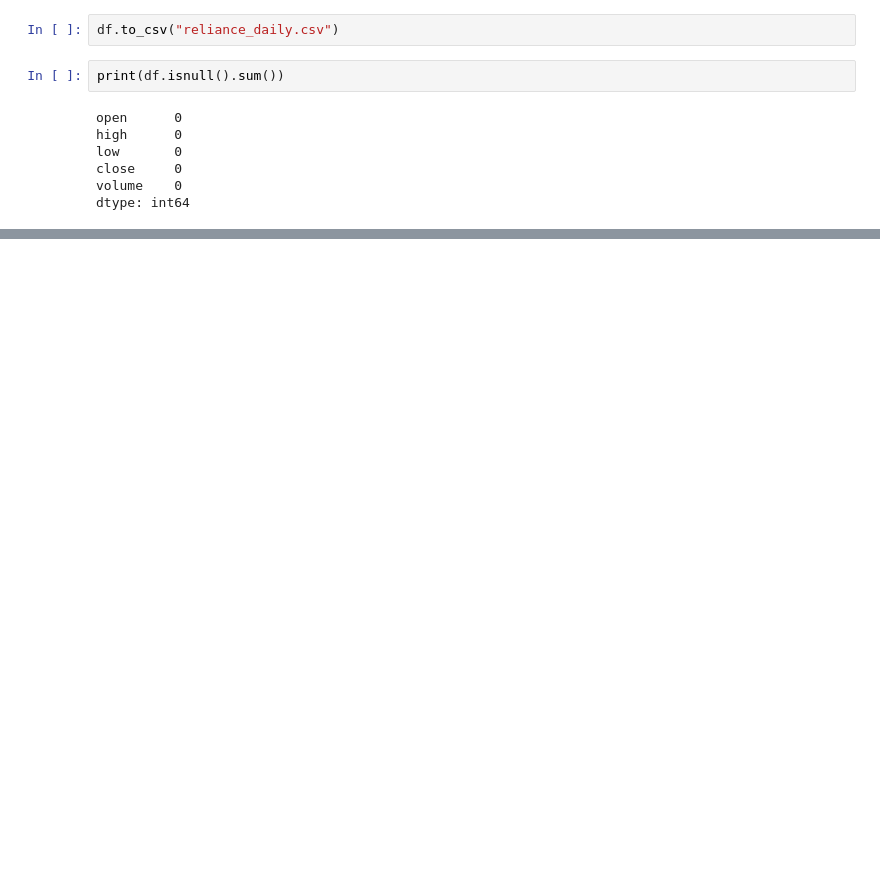
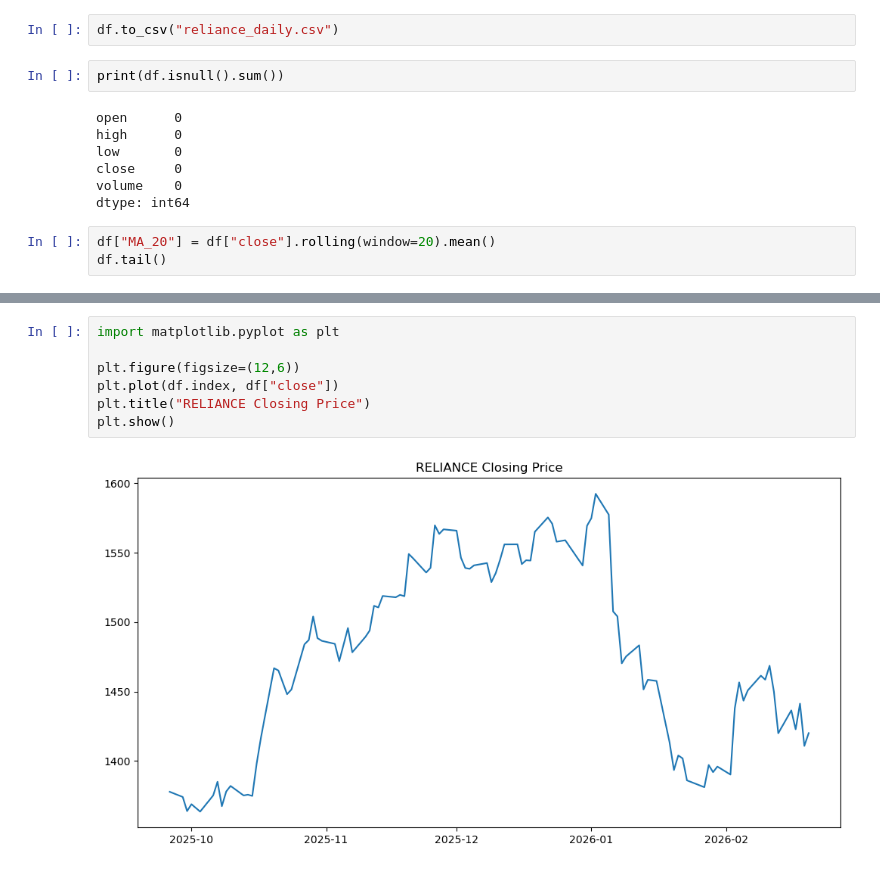
Before and after one commit to KoushikUtkarsh/stock-market-analytics, a Jupyter notebook: notebooks/day1_alpha_fetch.ipynb, the cells around one changed output, grey strips where cells are left out. Drawn from its saved outputs; the diff is of its cells as text; blank space fills up the shorter version.

```diff
--- a/notebooks/day1_alpha_fetch.ipynb
+++ b/notebooks/day1_alpha_fetch.ipynb
@@ -57,3 +57,6 @@ low       0
 close     0
 volume    0
 dtype: int64
+# %%
+df["MA_20"] = df["close"].rolling(window=20).mean()
+df.tail()
@@ -59,0 +70,9 @@ dtype: int64
+# %%
+import matplotlib.pyplot as plt
+
+plt.figure(figsize=(12,6))
+plt.plot(df.index, df["close"])
+plt.title("RELIANCE Closing Price")
+plt.show()
+# %% [output]
+[figure, added]
```
Also changed, not shown: parts of 4 cells of this notebook, 1 other file.
